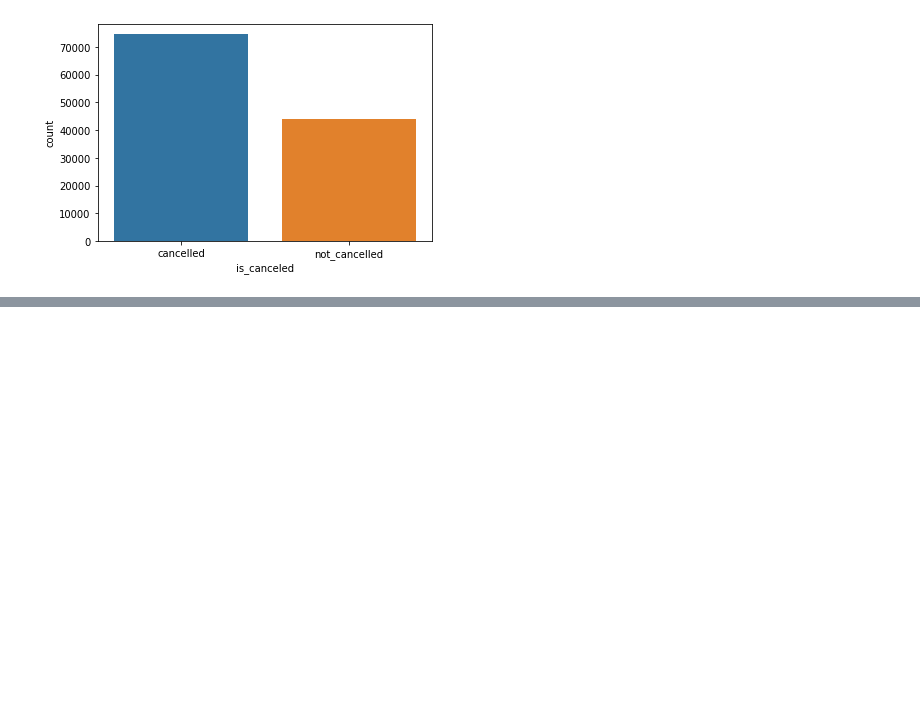
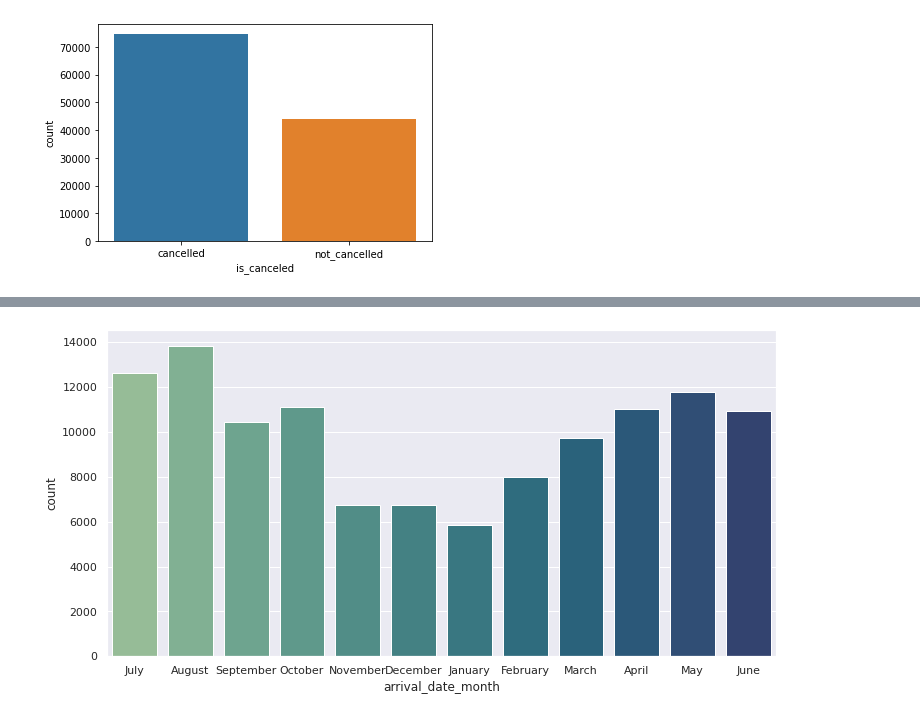
Before and after one commit to KirteshVerma/Hotel-booking-EDA-project, a Jupyter notebook: Kirtesh_Notebook.ipynb, the cells around one changed output, grey strips where cells are left out. Cells and saved outputs as stored; diff of their text form; code cells hidden in the pictures; blank space fills up the shorter version.

```diff
--- a/Kirtesh_Notebook.ipynb
+++ b/Kirtesh_Notebook.ipynb
@@ -160,0 +170,7 @@ sns.countplot(canceled_data)
+# %%
+plt.figure(figsize=(12,6)) #checking the arrival period month wise by creating a bar graph.
+sns.set_theme(style="darkgrid")
+sns.countplot(df['arrival_date_month'],palette="crest")
+plt.show()
+# %% [output]
+[figure, added]
```
Also changed, not shown: parts of 7 cells of this notebook.
